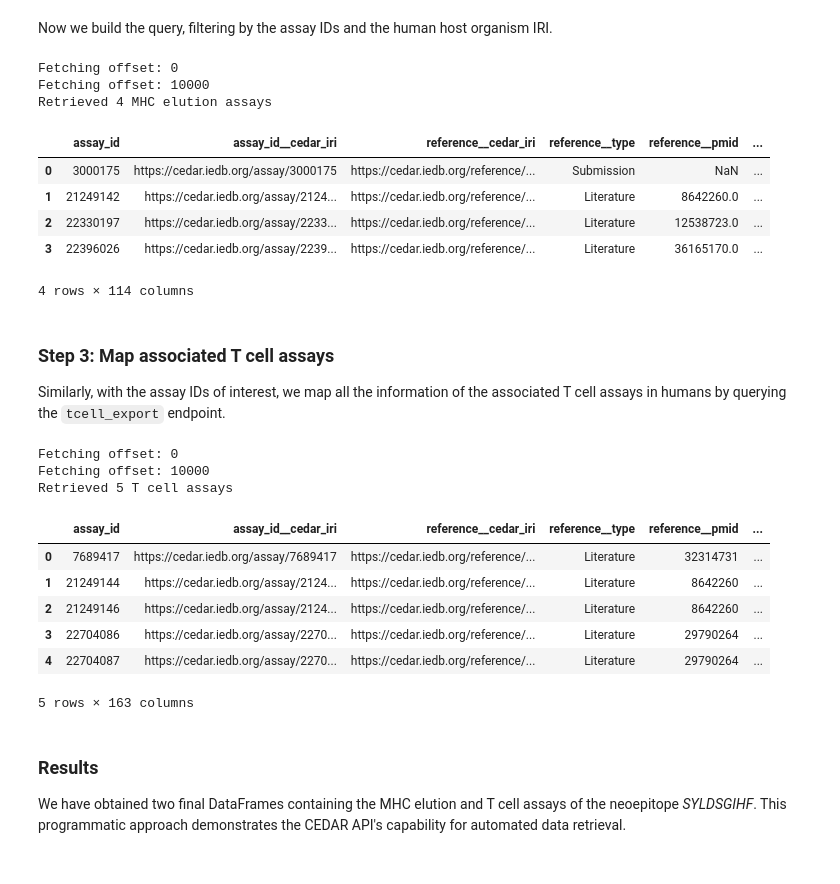
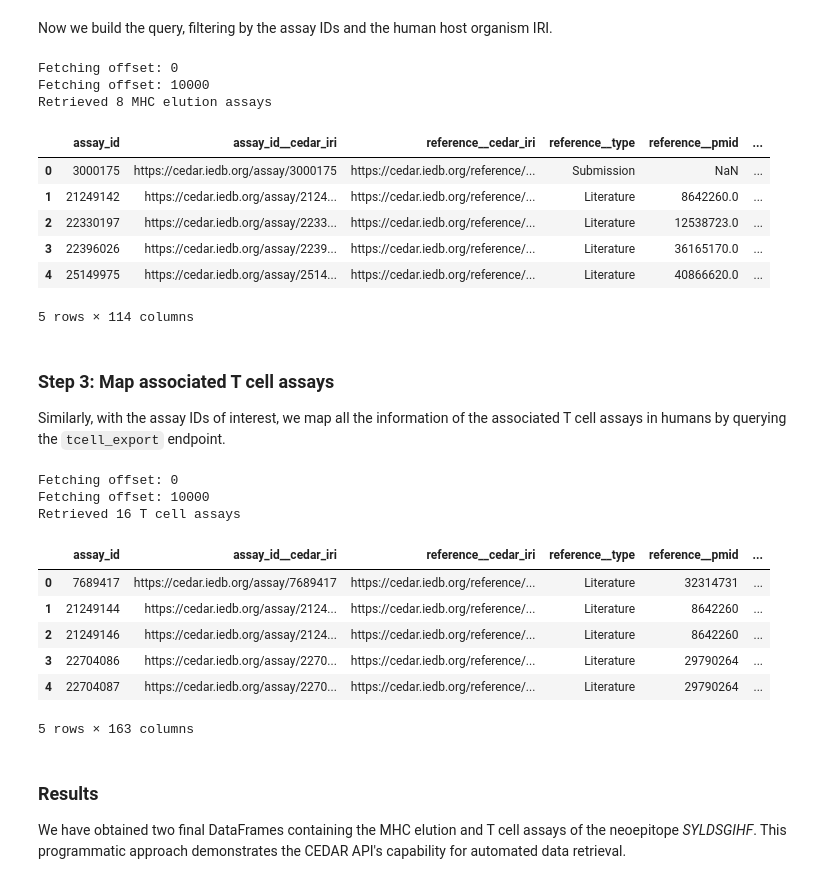
Before and after one commit to IEDB/CEDAR-API-use-cases, a Jupyter notebook: python/CEDAR_API_II.ipynb, the cells around one changed output. Saved outputs shown, nothing was run; the diff lists cells and outputs as text; code cells hidden in the pictures.

Commit message:
Replace IEDB with CEDAR field names

```diff
--- a/python/CEDAR_API_II.ipynb
+++ b/python/CEDAR_API_II.ipynb
@@ -116,7 +116,7 @@ search_params={
     'offset': 0,
 
     # Column selection
-    'select':'iedb_assay_ids',
+    'select':'cedar_assay_ids',
 }
 
 # Execute epitope search
@@ -151,10 +151,10 @@ display(table)
 Now we will format the `iedb_assay_ids` to include them in the search parameters.
 # %%
 # Extract and format assay IDs from the epitope_search result
-assay_ids_raw = epitope_df['iedb_assay_ids'].iloc[0]
+assay_ids_raw = epitope_df['cedar_assay_ids'].iloc[0]
 
 # Remove braces and create comma-separated string
-iedb_assay_ids = assay_ids_raw.replace('{', '').replace('}', '')
+cedar_assay_ids = assay_ids_raw.replace('{', '').replace('}', '')
 
-print(iedb_assay_ids)
+print(cedar_assay_ids)
 # %% [output]
@@ -194,31 +194,32 @@ Now we build the query, filtering by the assay IDs and the human host organism I
 # %%
 endpoint='mhc_export'
 
 search_params = {
     # Query filter
-    'assay_id': 'in.(' + iedb_assay_ids + ')',
+    'assay_id': 'in.(' + cedar_assay_ids + ')',
     'host__iri':'eq.' + human_iri,
 
     # Pagination
     'order': 'assay_id',
     'offset': 0,
 }
 
 # Execute query
 mhc_assays_df = API_query(endpoint, search_params)
 
 print(f"Retrieved {len(mhc_assays_df)} MHC elution assays")
 mhc_assays_df.head()
 # %% [output]
 Fetching offset: 0
 Fetching offset: 10000
-Retrieved 4 MHC elution assays
+Retrieved 8 MHC elution assays
 |  | assay_id | assay_id__cedar_iri | reference__cedar_iri | reference__type | reference__pmid | ... |
 | 0 | 3000175 | https://cedar.iedb.org/assay/3000175 | https://cedar.iedb.org/reference/... | Submission | NaN | ... |
 | 1 | 21249142 | https://cedar.iedb.org/assay/2124... | https://cedar.iedb.org/reference/... | Literature | 8642260.0 | ... |
 | 2 | 22330197 | https://cedar.iedb.org/assay/2233... | https://cedar.iedb.org/reference/... | Literature | 12538723.0 | ... |
 | 3 | 22396026 | https://cedar.iedb.org/assay/2239... | https://cedar.iedb.org/reference/... | Literature | 36165170.0 | ... |
+| 4 | 25149975 | https://cedar.iedb.org/assay/2514... | https://cedar.iedb.org/reference/... | Literature | 40866620.0 | ... |
-4 rows × 114 columns
+5 rows × 114 columns
 # %% [markdown]
 ### Step 3: Map associated T cell assays
 
@@ -228,7 +229,7 @@ endpoint='tcell_export'
 
 search_params = {
     # Query filter
-    'assay_id': 'in.(' + iedb_assay_ids + ')',
+    'assay_id': 'in.(' + cedar_assay_ids + ')',
     'host__iri':'eq.' + human_iri,
 
     # Pagination
@@ -244,7 +245,7 @@ tcell_assays_df.head()
 # %% [output]
 Fetching offset: 0
 Fetching offset: 10000
-Retrieved 5 T cell assays
+Retrieved 16 T cell assays
 |  | assay_id | assay_id__cedar_iri | reference__cedar_iri | reference__type | reference__pmid | ... |
 | 0 | 7689417 | https://cedar.iedb.org/assay/7689417 | https://cedar.iedb.org/reference/... | Literature | 32314731 | ... |
 | 1 | 21249144 | https://cedar.iedb.org/assay/2124... | https://cedar.iedb.org/reference/... | Literature | 8642260 | ... |
```
Also changed, not shown: parts of 4 cells of this notebook, 3 other files.
